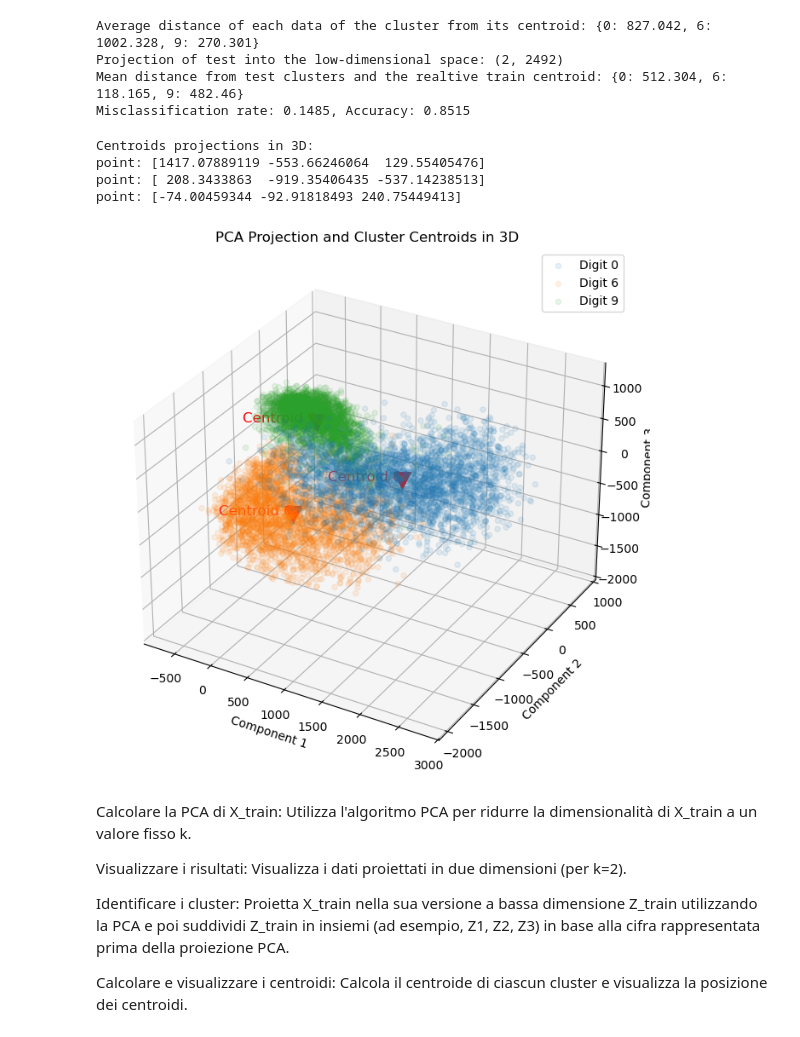
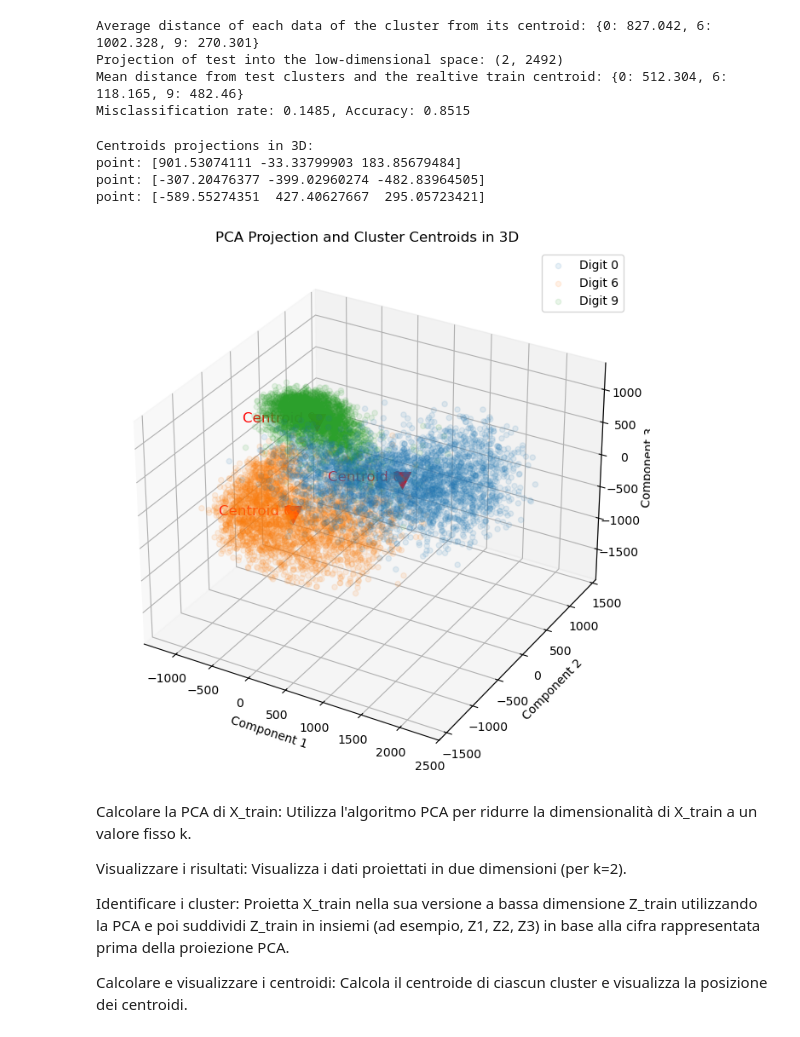
Before and after one commit to 26leonardo/homework_ssm_unibo, a Jupyter notebook: homework2.ipynb, the cells around one changed output. Saved outputs shown, nothing was run; the diff lists cells and outputs as text; code cells hidden in the pictures.

```diff
--- a/homework2.ipynb
+++ b/homework2.ipynb
@@ -477,16 +477,16 @@ def PCA(X_train, Y_train, labels, d = 784, k=2):
     Returns:
     Z_train numpy.ndarray: Train set projected into the low-dimensional space.
     list_centroid_clusters_projections list(numpy.ndarray): List of centroids of the clusters projected into the low-dimensional space.
-    P (numpy.ndarray): Projection matrix obtained from the training set.
+    tuple: Tuple containing the centroid of the data and the projection matrix.
     """
     # Compute centroid
-    cX = np.mean(X_train, axis=1)
+    cX_train = np.mean(X_train, axis=1)
 
     # Make it a column vector
-    cX = np.reshape(cX, (d, 1))
+    cX_train = np.reshape(cX_train, (d, 1))
 
     # Center the data
-    Xc = X_train - cX
+    Xc = X_train - cX_train
 
     # Compute SVD decomposition
     U, s, VT = np.linalg.svd(Xc, full_matrices=False)
@@ -497,8 +497,8 @@ def PCA(X_train, Y_train, labels, d = 784, k=2):
     # Define projection matrix
     P = Uk.T
 
-    # Project X_train -> Z_train
-    Z_train = P @ X_train
+    # Project X_train centred -> Z_train
+    Z_train = P @ Xc
 
     # Project centroid clusters
     list_centroid_clusters_projections = []
@@ -506,7 +506,7 @@ def PCA(X_train, Y_train, labels, d = 784, k=2):
         Zn = Z_train[:, Y_train == label]
         cX = np.mean(Zn, axis=1)
         list_centroid_clusters_projections.append(cX)
-    return Z_train, list_centroid_clusters_projections, P
+    return Z_train, list_centroid_clusters_projections, (cX_train,P)
 
 def average_distance_of_clusters_from_centroid(Z, Y_train, centroids):
     """
@@ -528,18 +528,22 @@ def average_distance_of_clusters_from_centroid(Z, Y_train, centroids):
 
     return distances
 
-def project_test_set(X_test, P):
+def project_test_set(X_test, train_coefficients):
     """
     Project the test set X_test into the low-dimensional space using the projection matrix P.
 
     Parameters:
     X_test (numpy.ndarray): Test set.
-    P (numpy.ndarray): Projection matrix obtained from the training set.
+    train_coefficients tuple: Tuple containing the centroid of the train data and the projection matrix.
 
     Returns:
     numpy.ndarray: Test set projected into the low-dimensional space.
     """
-    Z_test = P @ X_test
+    cx = train_coefficients[0]
+    P = train_coefficients[1]
+
+    Xc_test = X_test - cx
+    Z_test = P @ Xc_test
     return Z_test
 
 def classify_based_on_centroid(x, centroids, labels):
@@ -674,7 +678,7 @@ Shape of the filtered dataset: (784, 12457) (12457,)
 Number of samples: 12457
 Train test split = 9965, 2492
 # %%
-Z_0_6_9_train_k2, proj_centr_clust_k2, P = PCA(X_0_6_9_train, Y_0_6_9_train, labels, d, 2)
+Z_0_6_9_train_k2, proj_centr_clust_k2, train_coefficients = PCA(X_0_6_9_train, Y_0_6_9_train, labels, d, 2)
 Z_0_6_9_train_k2.shape
 for i in proj_centr_clust_k2:
     print(i)
@@ -707,18 +711,18 @@ Projection of test into the low-dimensional space: (2, 2492)
 Mean distance from test clusters and the realtive train centroid: {0: 512.304, 6: 118.165, 9: 482.46}
 Misclassification rate: 0.1485, Accuracy: 0.8515
 # %%
-Z_0_6_9_train_k3, proj_centr_clust_k3, P = PCA(X_0_6_9_train, Y_0_6_9_train, labels, d, 3)
+Z_0_6_9_train_k3, proj_centr_clust_k3, train_coefficients = PCA(X_0_6_9_train, Y_0_6_9_train, labels, d, 3)
 Z_0_6_9_train_k3.shape
 print("Centroids projections in 3D:")
 for i in proj_centr_clust_k3:
     print(f"point: {i}")
 visualize_3D(Z_0_6_9_train_k3, Y_0_6_9_train, proj_centr_clust_k3)
 # %% [output]
 Centroids projections in 3D:
-point: [1417.07889119 -553.66246064  129.55405476]
-point: [ 208.3433863  -919.35406435 -537.14238513]
-point: [-74.00459344 -92.91818493 240.75449413]
+point: [901.53074111 -33.33799903 183.85679484]
+point: [-307.20476377 -399.02960274 -482.83964505]
+point: [-589.55274351  427.40627667  295.05723421]
-[figure, old version]
+[figure, new version]
 # %% [markdown]
 Calcolare la PCA di X_train: Utilizza l'algoritmo PCA per ridurre la dimensionalità di X_train a un valore fisso k.
 
```
Also changed, not shown: parts of 7 cells of this notebook, 1 other file.
